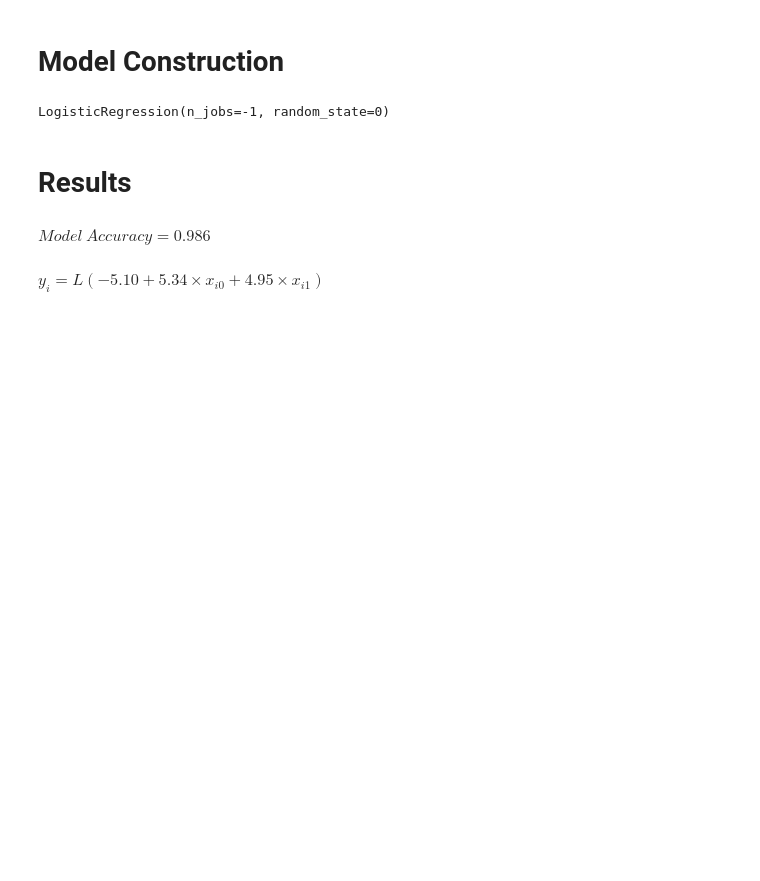
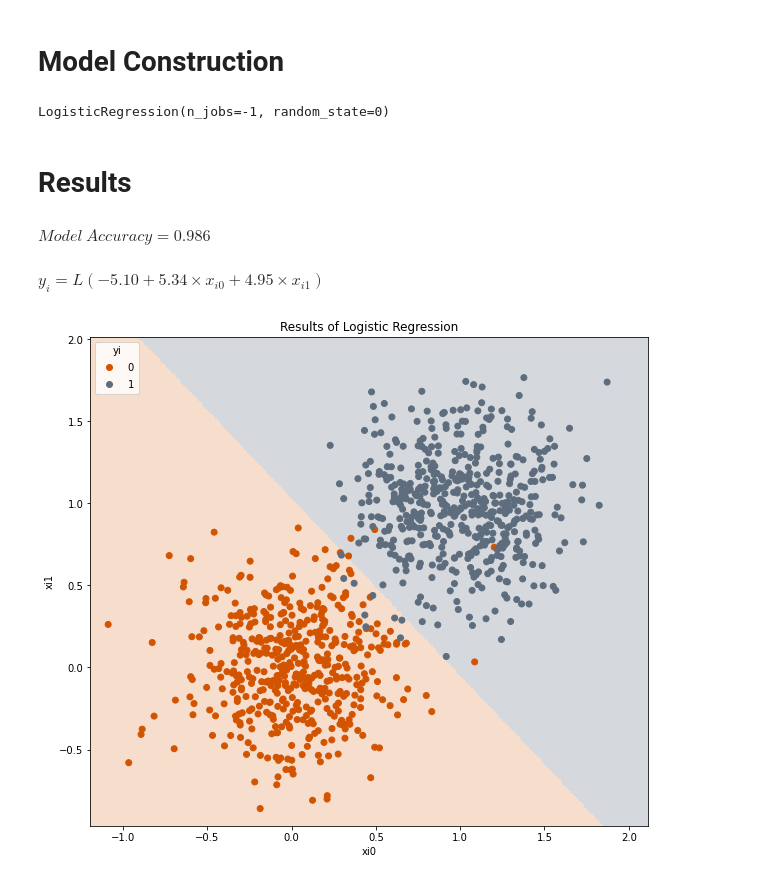
Before and after one commit to pha123661/NYCU-2021Fall-Introduction-to-Machine-Learning, a Jupyter notebook: HW4/Source code HW4 0711239.ipynb, the cells around one changed output. Drawn from its saved outputs; the diff is of its cells as text; code cells hidden in the pictures; blank space fills up the shorter version.

```diff
--- a/HW4/Source code HW4 0711239.ipynb
+++ b/HW4/Source code HW4 0711239.ipynb
@@ -103,15 +102,32 @@ lr_model.fit(X, Y)
 LogisticRegression(n_jobs=-1, random_state=0)
 # %% [markdown]
 # Results
-# %%
-from IPython.display import display, Latex
-display(Latex(f"$Model\  Accuracy = {lr_model.score(X, Y):.3f}$"))
-display(Latex(f'$y_i = L({lr_model.intercept_[0]:.2f}+ {lr_model.coef_[0, 0]:.2f} \\times x_{{i0}}+ {lr_model.coef_[0, 1]:.2f} \\times x_{{i1}})$'))
-plt.figure()
-plt.title("Results of Logistic Regression")
-plt.scatter(X0[..., 0], X0[..., 1], label='y=0')
-plt.scatter(X1[..., 0], X1[..., 1], label='y=1')
-plt.show()
-# %% [output]
-$Model\  Accuracy = 0.986$
-$y_i = L(-5.10+ 5.34 \times x_{i0}+ 4.95 \times x_{i1})$
+# %%
+from IPython.display import display, Latex
+from matplotlib.colors import ListedColormap
+display(Latex(f"$Model\  Accuracy = {lr_model.score(X, Y):.3f}$"))
+display(Latex(f'$y_i = L({lr_model.intercept_[0]:.2f}+ {lr_model.coef_[0, 0]:.2f} \\times x_{{i0}}+ {lr_model.coef_[0, 1]:.2f} \\times x_{{i1}})$'))
+
+# plot decision boundry
+h = 0.01 # block size of mesh
+spacing = 0.25
+spacing_left = 0.1
+x_min, x_max = X[..., 0].min()-spacing_left, X[..., 0].max()+spacing
+y_min, y_max = X[..., 1].min()-spacing_left, X[..., 1].max()+spacing
+mesh_x, mesh_y = np.meshgrid(np.arange(x_min, x_max, h), np.arange(y_min, y_max, h))
+in_ = np.column_stack((mesh_x.reshape(-1), mesh_y.reshape(-1)))
+Z = lr_model.predict(in_)
+
+Z = Z.reshape(mesh_x.shape)
+fig, ax = plt.subplots()
+ax.pcolormesh(mesh_x, mesh_y, Z, shading='auto', cmap=cmap_light)
+scatter = ax.scatter(X[:, 0], X[:, 1], c=Y, cmap=cmap_bold)
+plt.xlabel("xi0")
+plt.ylabel("xi1")
+plt.title("Results of Logistic Regression")
+legend = ax.legend(*scatter.legend_elements(), title="yi")
+plt.show()
+# %% [output]
+$Model\  Accuracy = 0.986$
+$y_i = L(-5.10+ 5.34 \times x_{i0}+ 4.95 \times x_{i1})$
+[figure, added]
```
Also changed, not shown: parts of 2 cells of this notebook.
